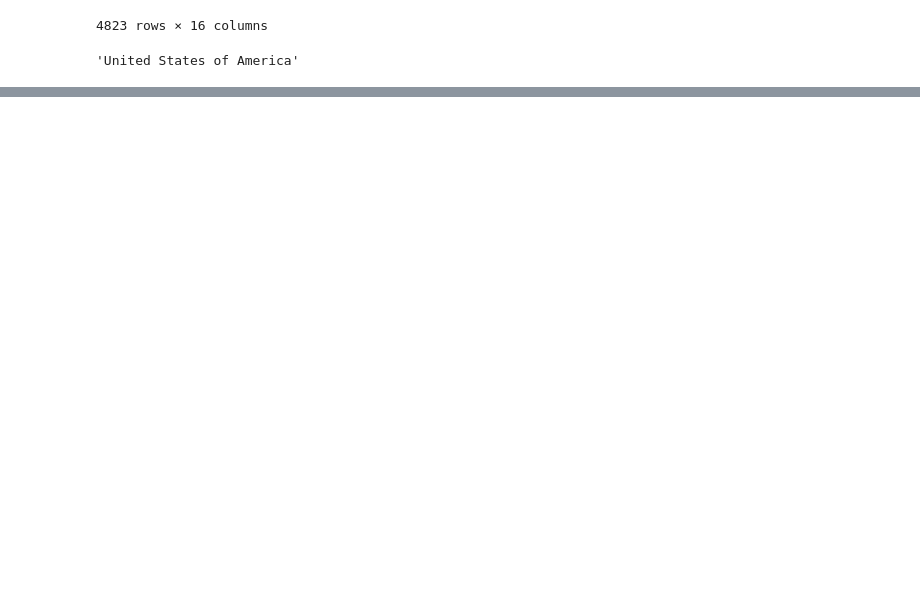
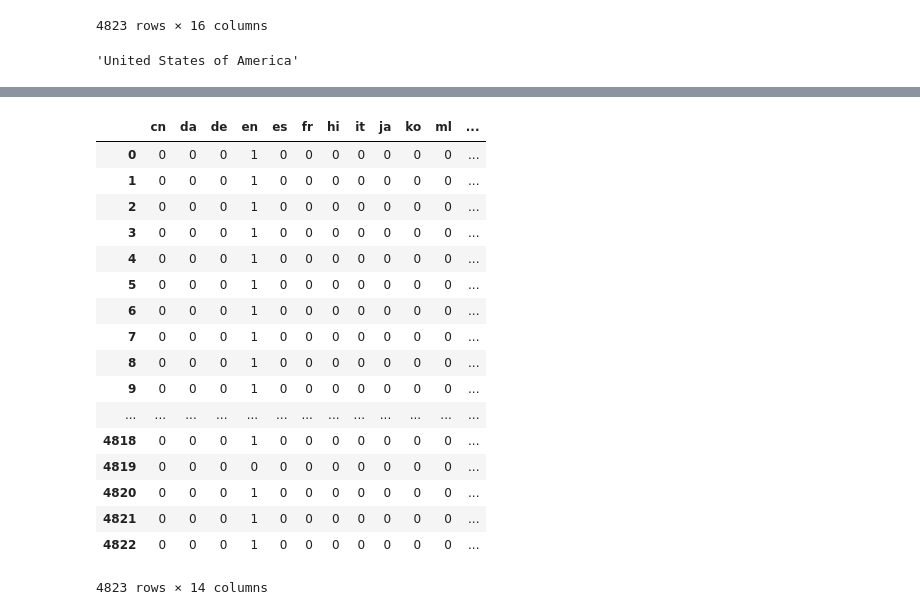
Before and after one commit to oupton/startup-ds, a Jupyter notebook: Feature engineering .ipynb, the cells around one changed output, grey strips where cells are left out. Drawn from its saved outputs; the diff is of its cells as text; code cells hidden in the pictures; blank space fills up the shorter version.

Commit message:
languages work

```diff
--- a/Feature engineering .ipynb
+++ b/Feature engineering .ipynb
@@ -56,5 +99,5 @@ def numlang (row):
 # %%
-movie_df['English'] = movie_df.apply(english, axis=1)
+#movie_df['English'] = movie_df.apply(english, axis=1)
 movie_df['numlang'] = movie_df.apply(numlang, axis=1)
 # %%
 movie_df
@@ -79,0 +123,3 @@ movie_df
+# %%
+one_hot = pd.get_dummies(movie_df['original_language'])
+movie_df['original_language'].value_counts()
@@ -79,0 +144,26 @@ movie_df
+# %%
+# remove obscure languages to avoid memorization
+for col in one_hot:
+    if sum(one_hot[col]) < 10:
+        one_hot = one_hot.drop([col], 1)
+# %%
+one_hot
+# %% [output]
+|  | cn | da | de | en | es | fr | hi | it | ja | ko | ml | ... |
+| 0 | 0 | 0 | 0 | 1 | 0 | 0 | 0 | 0 | 0 | 0 | 0 | ... |
+| 1 | 0 | 0 | 0 | 1 | 0 | 0 | 0 | 0 | 0 | 0 | 0 | ... |
+| 2 | 0 | 0 | 0 | 1 | 0 | 0 | 0 | 0 | 0 | 0 | 0 | ... |
+| 3 | 0 | 0 | 0 | 1 | 0 | 0 | 0 | 0 | 0 | 0 | 0 | ... |
+| 4 | 0 | 0 | 0 | 1 | 0 | 0 | 0 | 0 | 0 | 0 | 0 | ... |
+| 5 | 0 | 0 | 0 | 1 | 0 | 0 | 0 | 0 | 0 | 0 | 0 | ... |
+| 6 | 0 | 0 | 0 | 1 | 0 | 0 | 0 | 0 | 0 | 0 | 0 | ... |
+| 7 | 0 | 0 | 0 | 1 | 0 | 0 | 0 | 0 | 0 | 0 | 0 | ... |
+| 8 | 0 | 0 | 0 | 1 | 0 | 0 | 0 | 0 | 0 | 0 | 0 | ... |
+| 9 | 0 | 0 | 0 | 1 | 0 | 0 | 0 | 0 | 0 | 0 | 0 | ... |
+| ... | ... | ... | ... | ... | ... | ... | ... | ... | ... | ... | ... | ... |
+| 4818 | 0 | 0 | 0 | 1 | 0 | 0 | 0 | 0 | 0 | 0 | 0 | ... |
+| 4819 | 0 | 0 | 0 | 0 | 0 | 0 | 0 | 0 | 0 | 0 | 0 | ... |
+| 4820 | 0 | 0 | 0 | 1 | 0 | 0 | 0 | 0 | 0 | 0 | 0 | ... |
+| 4821 | 0 | 0 | 0 | 1 | 0 | 0 | 0 | 0 | 0 | 0 | 0 | ... |
+| 4822 | 0 | 0 | 0 | 1 | 0 | 0 | 0 | 0 | 0 | 0 | 0 | ... |
+4823 rows × 14 columns
```
Also changed, not shown: parts of 8 cells of this notebook, 1 other file.
